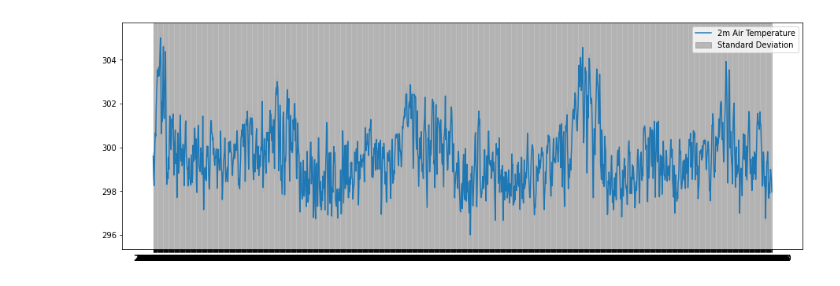
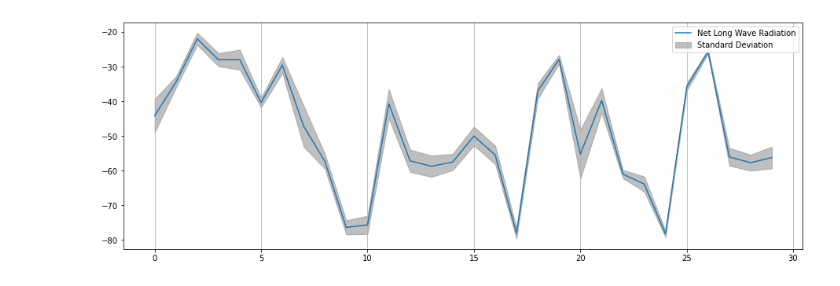
Before and after one commit to jitendra-kumar/tropical_phenology_gee, a Jupyter notebook: src/ERA5_met_statistics.ipynb, the cells around one changed output. Drawn from its saved outputs; the diff is of its cells as text; code cells hidden in the pictures.

```diff
--- a/src/ERA5_met_statistics.ipynb
+++ b/src/ERA5_met_statistics.ipynb
@@ -84,3 +89,18 @@ era5_u_wind_10m = (ee.ImageCollection('ECMWF/ERA5/DAILY')
                           .select('u_component_of_wind_10m')
                           .filterBounds(fc)
                           .filter(ee.Filter.date('2016-01-01', '2019-12-31')))
+# %%
+# GLDAS Net Longwave Radiation
+gldas21_net_longwave_radiation = (ee.ImageCollection('NASA/GLDAS/V021/NOAH/G025/T3H')
+                          .select('Lwnet_tavg')
+                          .filterBounds(fc)
+                          .filter(ee.Filter.date('2016-01-01', '2016-12-31')))
+
+# GLDAS Net Shortwave Radiation
+gldas21_net_shortwave_radiation = (ee.ImageCollection('NASA/GLDAS/V021/NOAH/G025/T3H')
+                          .select('Swnet_tavg')
+                          .filterBounds(fc)
+                          .filter(ee.Filter.date('2016-01-01', '2016-12-31')))
+
+#print(gldas21_net_longwave_radiation.size())
+#print(gldas21_net_shortwave_radiation.size())
@@ -239,3 +290,16 @@ t2m_mean = newList(t2m_mean_list, 'mean_2m_air_temperature')
 t2m_median = newList(t2m_median_list, 'mean_2m_air_temperature')
 t2m_stddev = newList(t2m_stddev_list, 'mean_2m_air_temperature')
 t2m_percentile = p_list(t2m_percentile_list, 'mean_2m_air_temperature')
+# %%
+# net longwave radiation
+# get area statistics
+nlwr_mean_list = region_mean_ImageCollection(gldas21_net_longwave_radiation)
+nlwr_median_list = region_median_ImageCollection(gldas21_net_longwave_radiation)
+nlwr_stddev_list = region_stddev_ImageCollection(gldas21_net_longwave_radiation)
+nlwr_percentile_list = region_percentiles_ImageCollection(gldas21_net_longwave_radiation)
+
+# turn it into numpy array
+nlwr_mean = newList(nlwr_mean_list, 'Lwnet_tavg')
+nlwr_median = newList(nlwr_median_list, 'Lwnet_tavg')
+nlwr_stddev = newList(nlwr_stddev_list, 'Lwnet_tavg')
+nlwr_percentile = p_list(nlwr_percentile_list, 'Lwnet_tavg')
@@ -265,6 +339,7 @@ plt.plot(icdates, tp_mean, label='tp')
 # %%
 def plot_mean_stddev(var_mean, var_stddev, var_name):
     #Make lists with +/- SD
+    icdates=np.array(list(range(0,30)))
     plus_error = [x + y for x,y in zip(var_mean, var_stddev)]
     minus_error = [x - y for x,y in zip(var_mean, var_stddev)]
 
@@ -280,4 +353,6 @@ plot_mean_stddev(tp_mean, tp_stddev, var_name="Total Precipitation")
 # %%
 plot_mean_stddev(t2m_mean, t2m_stddev, var_name="2m Air Temperature")
-# %% [output]
-[figure, removed]
+# %%
+plot_mean_stddev(nlwr_mean, nlwr_stddev, var_name="Net Long Wave Radiation")
+# %% [output]
+[figure, added]
```
Also changed, not shown: parts of 19 cells of this notebook, 1 other file.
